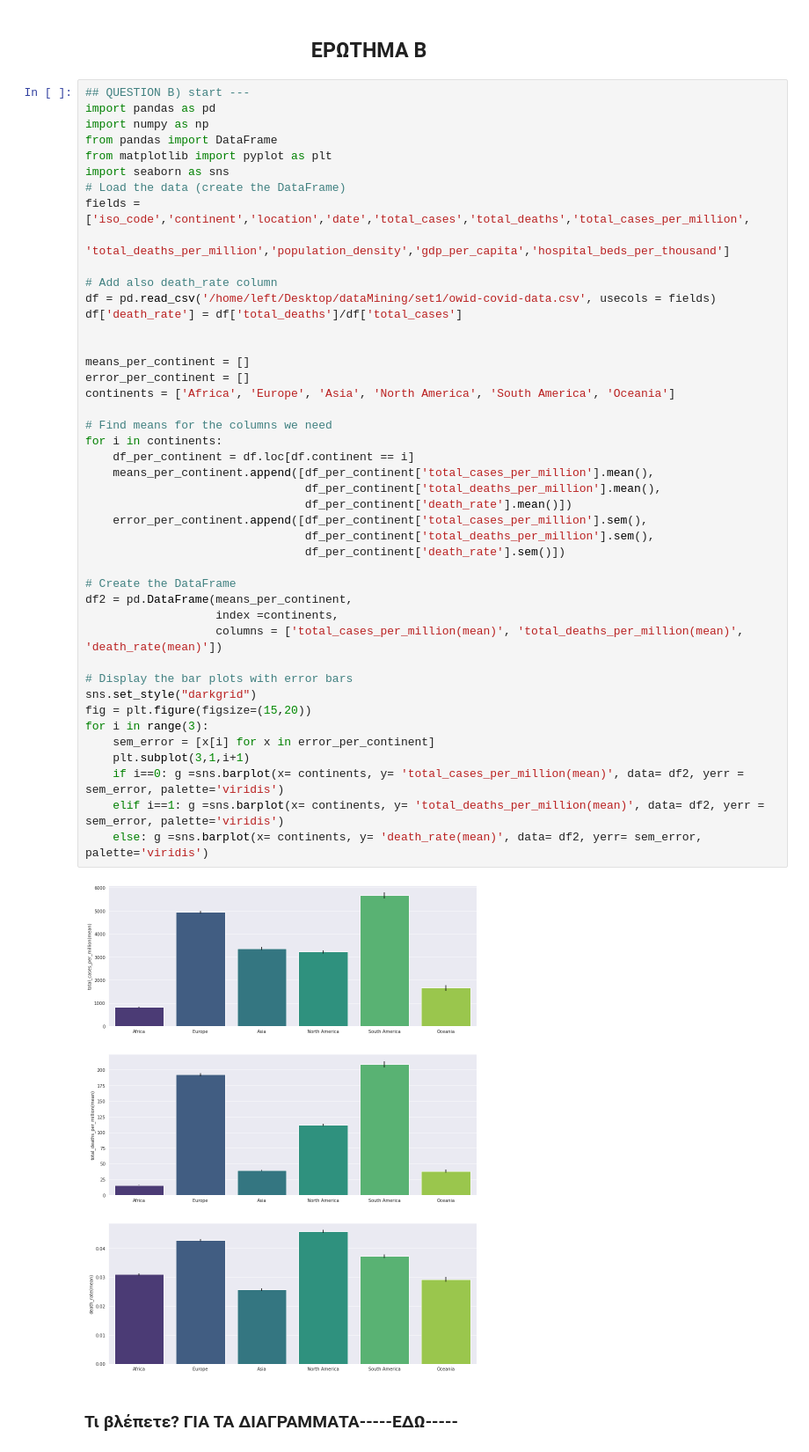
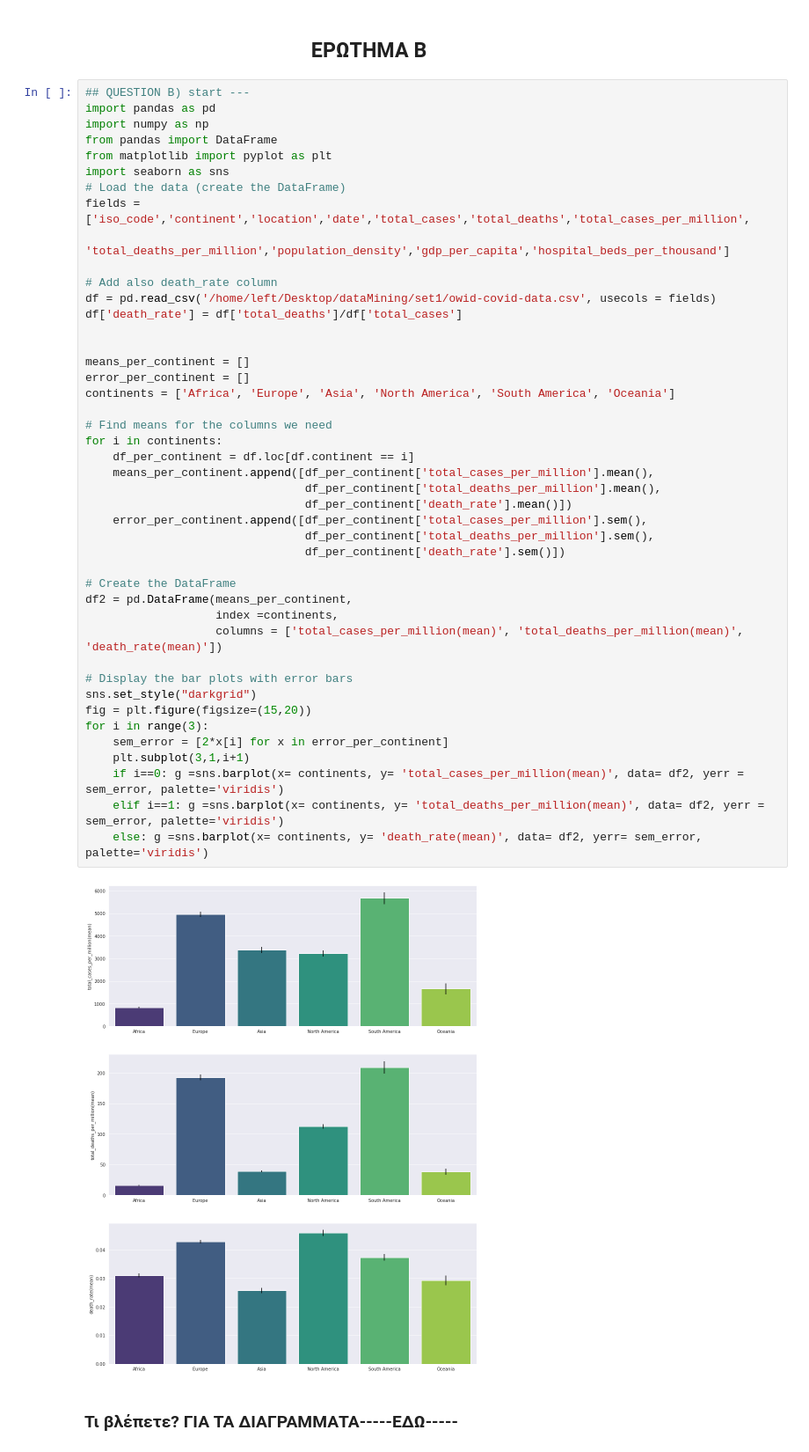
Before and after one commit to lkostakis/data-mining-covid19, a Jupyter notebook: ask4.ipynb, the cells around one changed output. Shown at 88% size. Drawn from its saved outputs; the diff is of its cells as text.

```diff
--- a/ask4.ipynb
+++ b/ask4.ipynb
@@ -262,35 +275,35 @@ df['death_rate'] = df['total_deaths']/df['total_cases']
 
 
 means_per_continent = []
 error_per_continent = []
 continents = ['Africa', 'Europe', 'Asia', 'North America', 'South America', 'Oceania']
 
 # Find means for the columns we need
 for i in continents:
     df_per_continent = df.loc[df.continent == i]
     means_per_continent.append([df_per_continent['total_cases_per_million'].mean(),
                                 df_per_continent['total_deaths_per_million'].mean(),
                                 df_per_continent['death_rate'].mean()])
     error_per_continent.append([df_per_continent['total_cases_per_million'].sem(),
                                 df_per_continent['total_deaths_per_million'].sem(),
                                 df_per_continent['death_rate'].sem()])
 
 # Create the DataFrame
 df2 = pd.DataFrame(means_per_continent,
                    index =continents,
                    columns = ['total_cases_per_million(mean)', 'total_deaths_per_million(mean)', 'death_rate(mean)'])
 
 # Display the bar plots with error bars
 sns.set_style("darkgrid")
 fig = plt.figure(figsize=(15,20))
 for i in range(3):
-    sem_error = [x[i] for x in error_per_continent]
+    sem_error = [2*x[i] for x in error_per_continent]
     plt.subplot(3,1,i+1)
     if i==0: g =sns.barplot(x= continents, y= 'total_cases_per_million(mean)', data= df2, yerr = sem_error, palette='viridis')
     elif i==1: g =sns.barplot(x= continents, y= 'total_deaths_per_million(mean)', data= df2, yerr = sem_error, palette='viridis')
     else: g =sns.barplot(x= continents, y= 'death_rate(mean)', data= df2, yerr= sem_error, palette='viridis')
 # %% [output]
-[figure, old version]
+[figure, new version]
 # %% [markdown]
 ###  Τι βλέπετε? ΓΙΑ ΤΑ ΔΙΑΓΡΑΜΜΑΤΑ-----ΕΔΩ-----
 # %% [markdown]
```
Also changed, not shown: parts of 8 cells of this notebook.
